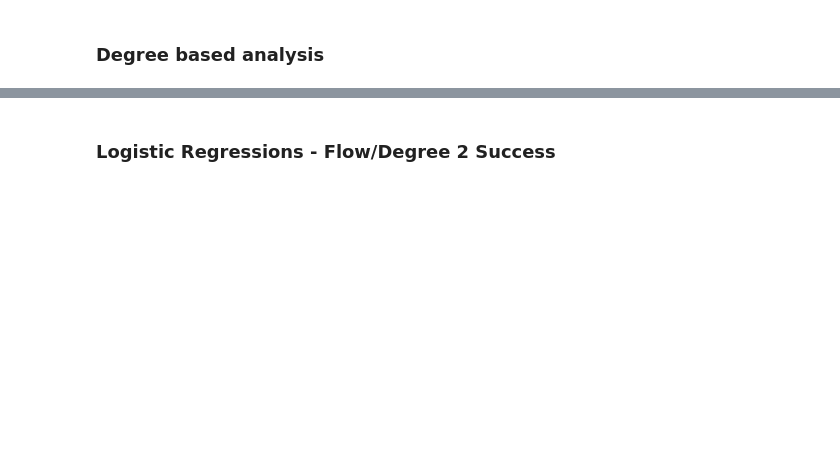
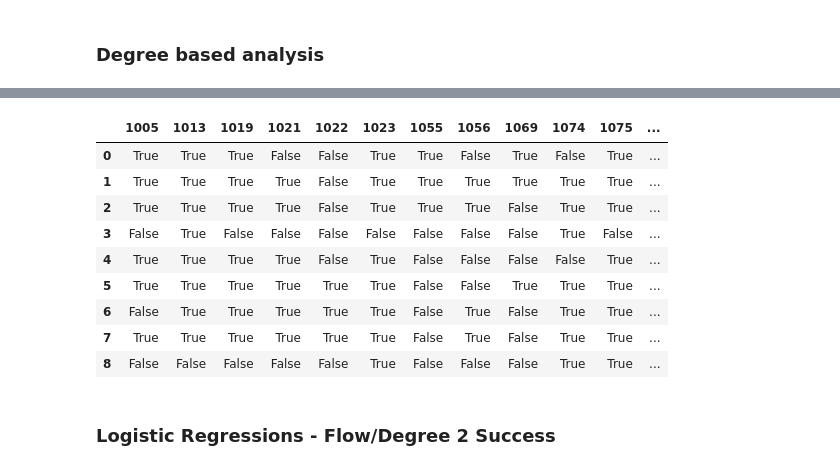
Before and after one commit to lucasessmann/GTA_ET, a Jupyter notebook: FlowAnalysis.ipynb, the cells around one changed output, grey strips where cells are left out. Drawn from its saved outputs; the diff is of its cells as text; code cells hidden in the pictures; blank space fills up the shorter version.

```diff
--- a/FlowAnalysis.ipynb
+++ b/FlowAnalysis.ipynb
@@ -1576,3 +1611,26 @@ if close_figures == True:
+# %%
+con = 'Single'
+di = 'A'
+
+succ = Success_df.loc[(Success_df.Condition==con) & (Success_df['Direction']==di)].copy()
+succ = succ.drop(["Start", "Target","Condition","Direction","Leader"], axis=1)
+succ = succ.dropna(axis=1).copy()
+y = succ.mean(axis=1).copy()
+
+yerr = succ.std(axis=1).copy()
+
+succ
+# %% [output]
+|  | 1005 | 1013 | 1019 | 1021 | 1022 | 1023 | 1055 | 1056 | 1069 | 1074 | 1075 | ... |
+| 0 | True | True | True | False | False | True | True | False | True | False | True | ... |
+| 1 | True | True | True | True | False | True | True | True | True | True | True | ... |
+| 2 | True | True | True | True | False | True | True | True | False | True | True | ... |
+| 3 | False | True | False | False | False | False | False | False | False | True | False | ... |
+| 4 | True | True | True | True | False | True | False | False | False | False | True | ... |
+| 5 | True | True | True | True | True | True | False | False | True | True | True | ... |
+| 6 | False | True | True | True | True | True | False | True | False | True | True | ... |
+| 7 | True | True | True | True | True | True | False | True | False | True | True | ... |
+| 8 | False | False | False | False | False | True | False | False | False | True | True | ... |
 # %%
 flow2succ = pd.DataFrame(columns=["Condition", "Direction", "Correlation"])
 
```
Also changed, not shown: parts of 14 cells of this notebook, 1 other file.
